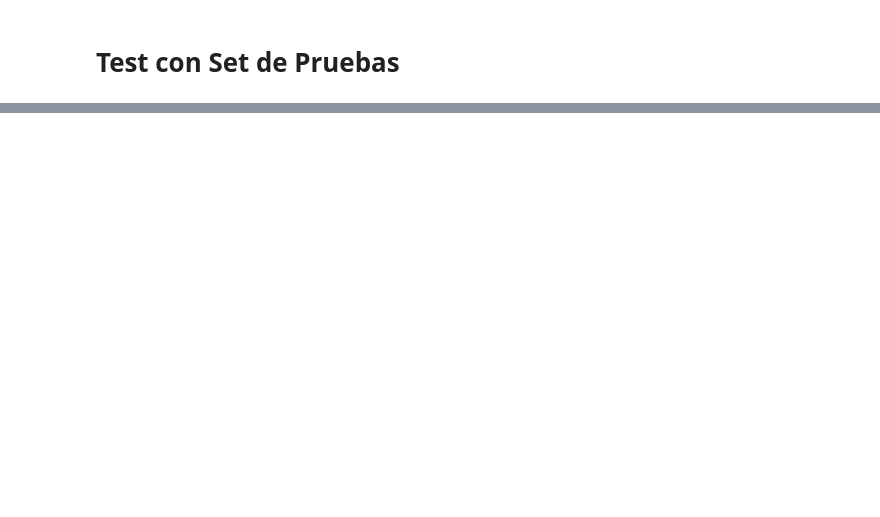
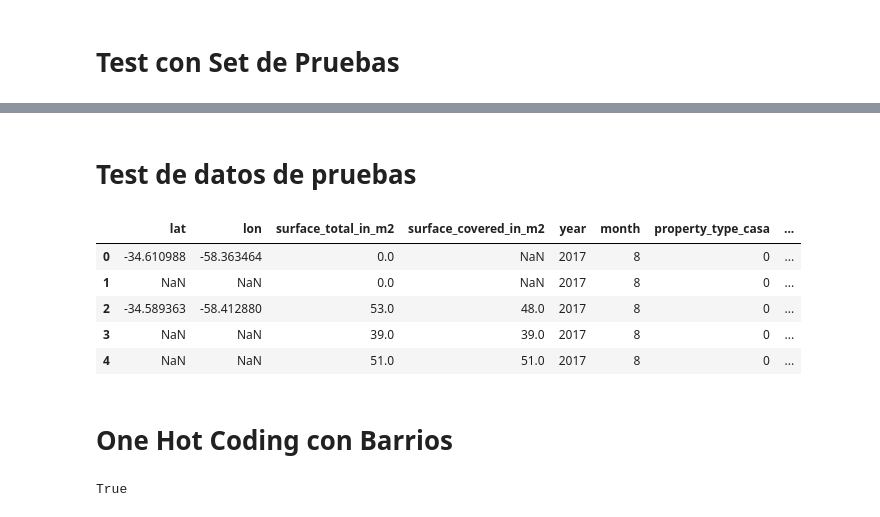
Before and after one commit to NicoGallegos/tpdatos, a Jupyter notebook: TP 2 -Nico.ipynb, the cells around one changed output, grey strips where cells are left out. Cells and saved outputs as stored; diff of their text form; code cells hidden in the pictures; blank space fills up the shorter version.

```diff
--- a/TP 2 -Nico.ipynb
+++ b/TP 2 -Nico.ipynb
@@ -781,0 +888,15 @@ archivo5.to_csv('prueba5.csv', index=False)
+# %% [markdown]
+# Test de datos de pruebas
+# %%
+datosForTesting['year'] = pd.DatetimeIndex(datosForTesting['created_on']).year
+datosForTesting['month'] = pd.DatetimeIndex(datosForTesting['created_on']).month
+datosForTestingFecha = datosForTesting.loc[:, ['lat', 'lon', 'surface_total_in_m2', 'surface_covered_in_m2','property_type','year','month']]
+datosForTestingFecha = pd.get_dummies(datosForTestingFecha, prefix=['property_type'])
+datosForTestingFecha.head()
+# %% [output]
+|  | lat | lon | surface_total_in_m2 | surface_covered_in_m2 | year | month | property_type_casa | ... |
+| 0 | -34.610988 | -58.363464 | 0.0 | NaN | 2017 | 8 | 0 | ... |
+| 1 | NaN | NaN | 0.0 | NaN | 2017 | 8 | 0 | ... |
+| 2 | -34.589363 | -58.412880 | 53.0 | 48.0 | 2017 | 8 | 0 | ... |
+| 3 | NaN | NaN | 39.0 | 39.0 | 2017 | 8 | 0 | ... |
+| 4 | NaN | NaN | 51.0 | 51.0 | 2017 | 8 | 0 | ... |
@@ -781,0 +919,2 @@ archivo5.to_csv('prueba5.csv', index=False)
+# %% [markdown]
+# One Hot Coding con  Barrios
@@ -781,0 +934,4 @@ archivo5.to_csv('prueba5.csv', index=False)
+# %%
+datosSinNullOHCWithDummies.rooms.isnull().values.any()
+# %% [output]
+True
```
Also changed, not shown: parts of 31 cells of this notebook.
